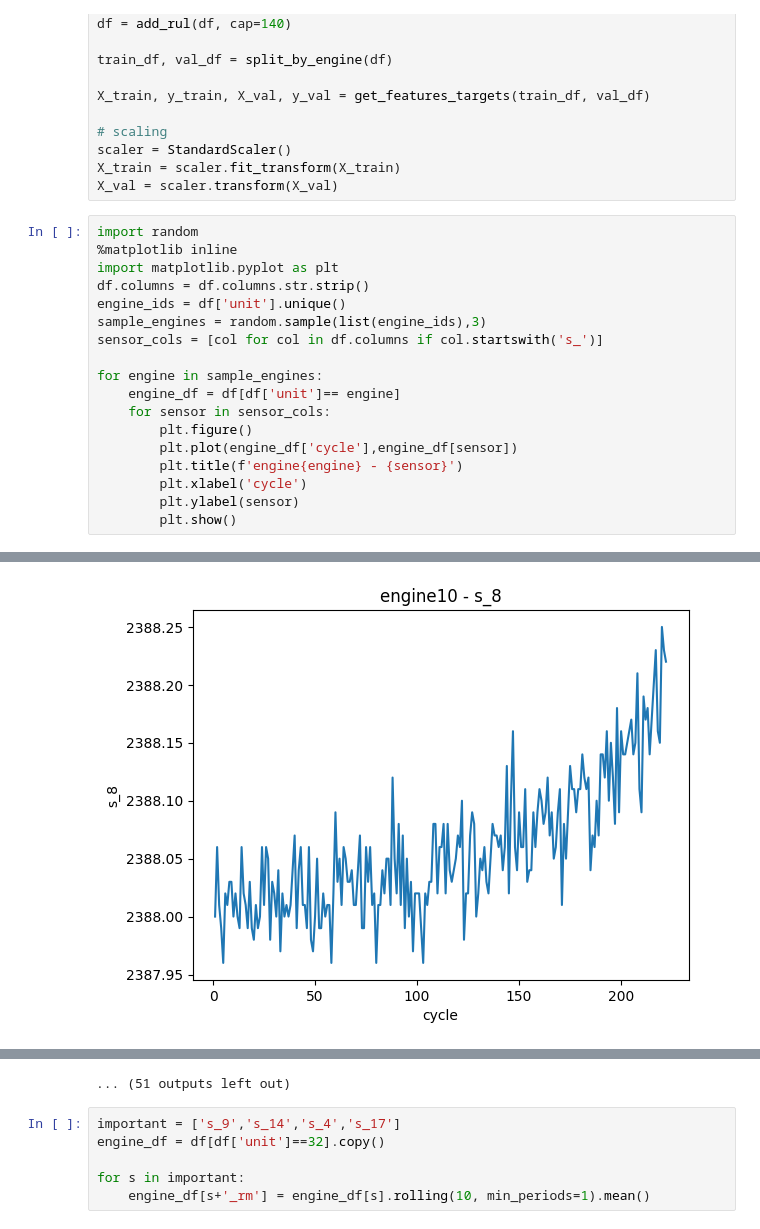
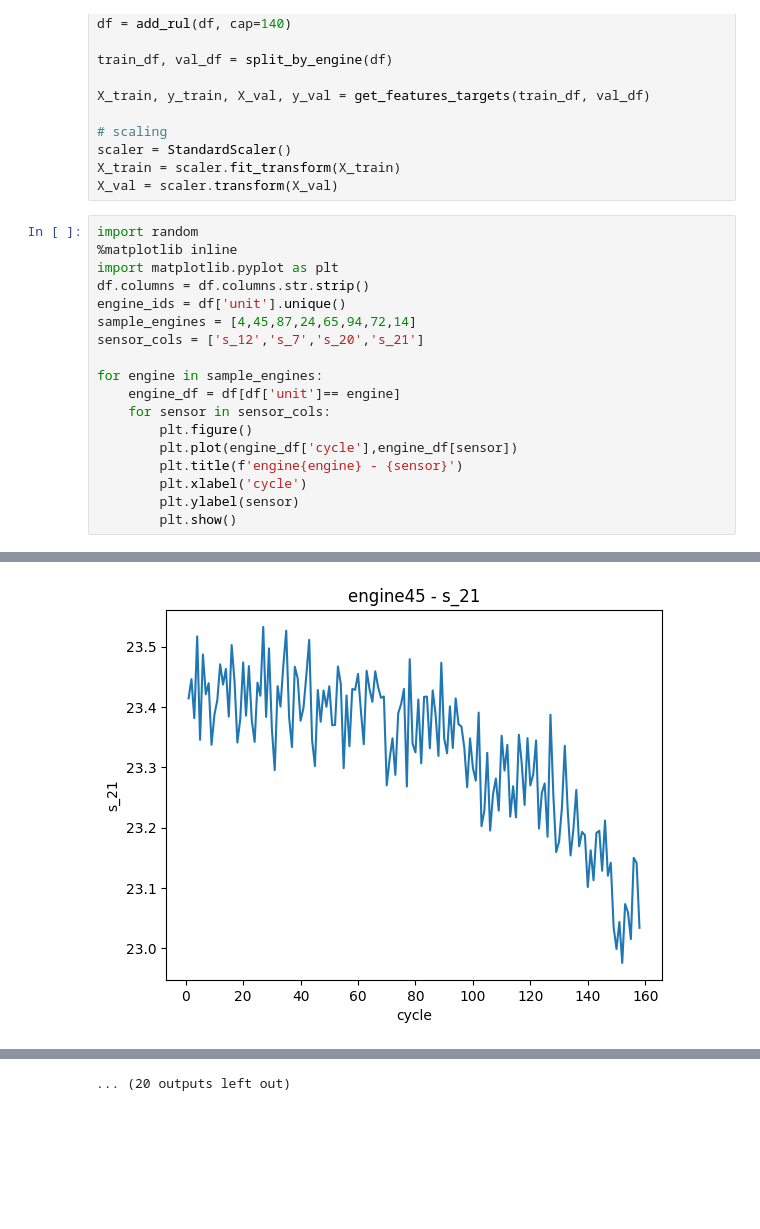
Before and after one commit to dev121-python/vehicle-predictive-maintenance, a Jupyter notebook: notebooks/03_feature_engineering.ipynb, the cells around one changed output, grey strips where cells are left out. Drawn from its saved outputs; the diff is of its cells as text; blank space fills up the shorter version.

```diff
--- a/notebooks/03_feature_engineering.ipynb
+++ b/notebooks/03_feature_engineering.ipynb
@@ -22,8 +22,8 @@ import random
 import matplotlib.pyplot as plt
 df.columns = df.columns.str.strip()
 engine_ids = df['unit'].unique()
-sample_engines = random.sample(list(engine_ids),3)
-sensor_cols = [col for col in df.columns if col.startswith('s_')]
+sample_engines = [4,45,87,24,65,94,72,14]
+sensor_cols = ['s_12','s_7','s_20','s_21']
 
 for engine in sample_engines:
     engine_df = df[df['unit']== engine]
@@ -45 +45 @@ for engine in sample_engines:
-[figure, old version]
+[figure, new version]
@@ -50,7 +50 @@ for engine in sample_engines:
-... (51 outputs left out)
+... (20 outputs left out)
-# %%
-important = ['s_9','s_14','s_4','s_17']
-engine_df = df[df['unit']==32].copy()
-
-for s in important:
-    engine_df[s+'_rm'] = engine_df[s].rolling(10, min_periods=1).mean()
```
Also changed, not shown: parts of 5 cells of this notebook, 4 other files.
